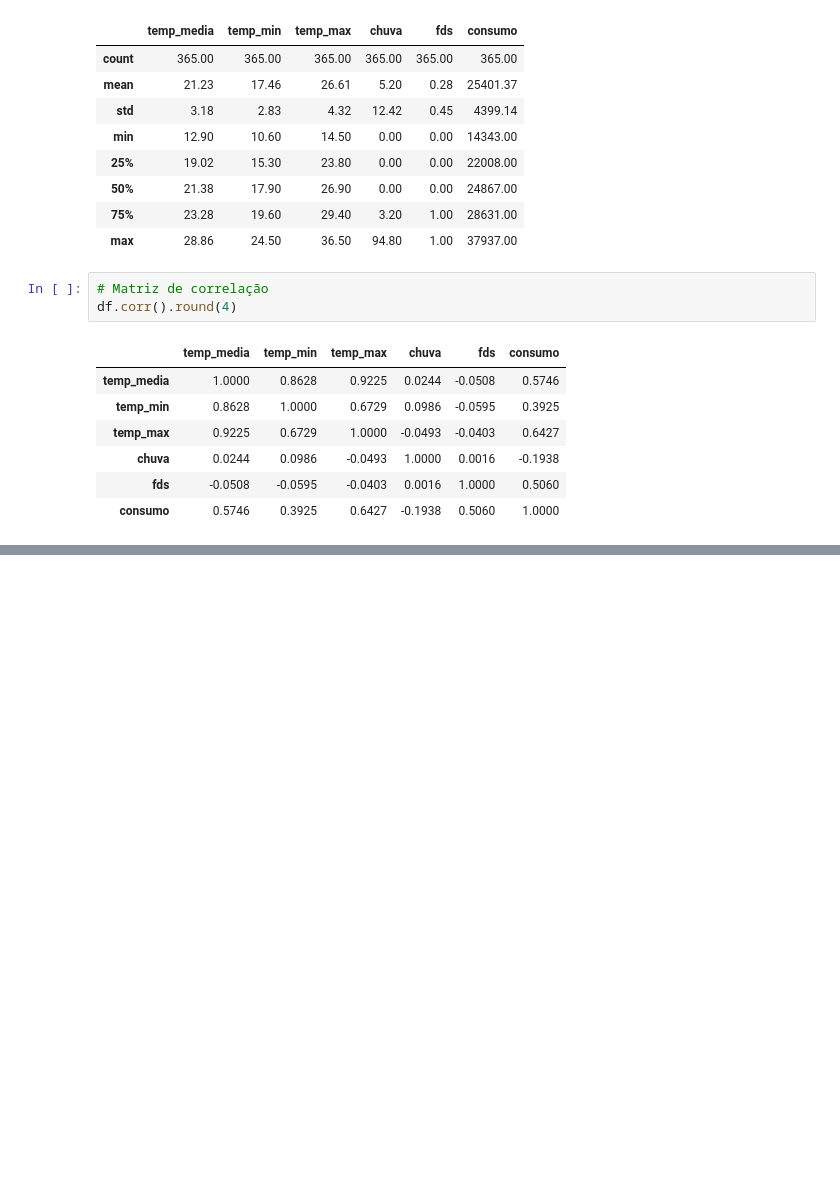
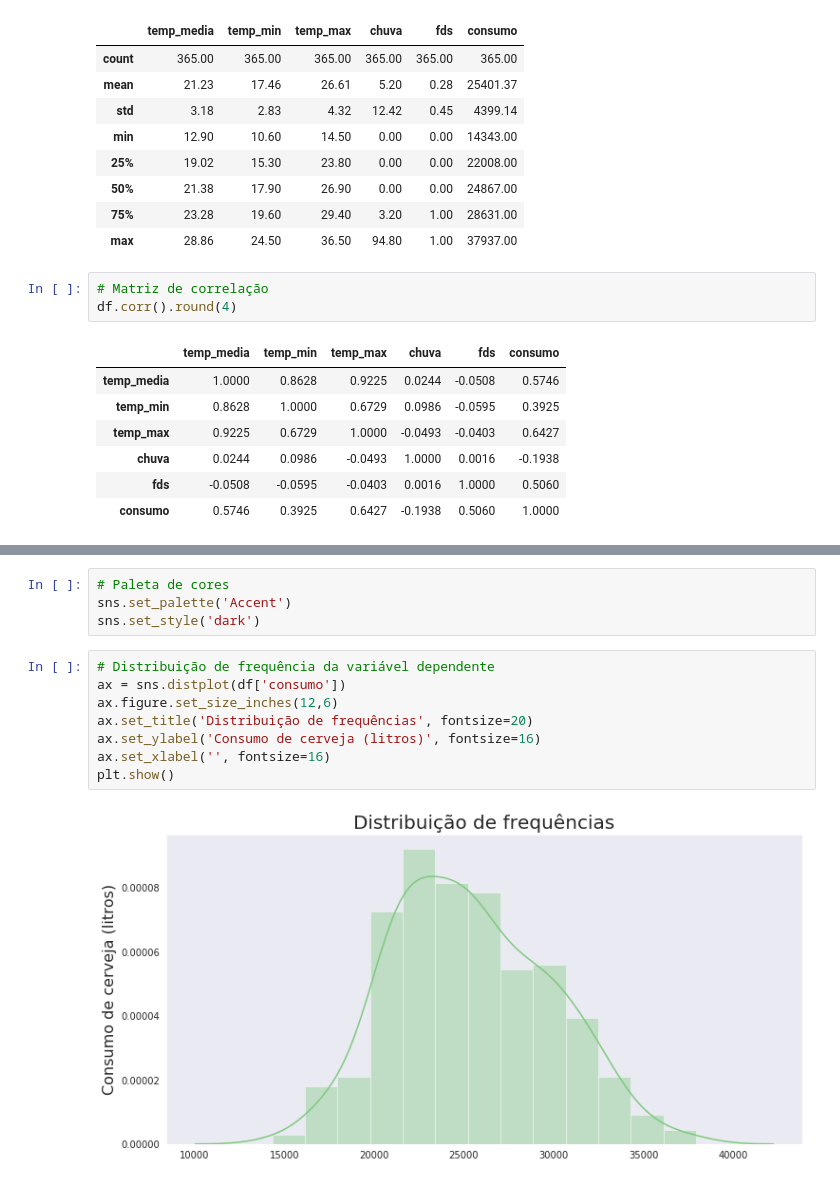
Before and after one commit to geocarvalho/python-ds, a Jupyter notebook: alura/regressao/alura_regressao_linear.ipynb, the cells around one changed output, grey strips where cells are left out. Drawn from its saved outputs; the diff is of its cells as text; blank space fills up the shorter version.

```diff
--- a/alura/regressao/alura_regressao_linear.ipynb
+++ b/alura/regressao/alura_regressao_linear.ipynb
@@ -46,0 +81,14 @@ df.corr().round(4)
+# %%
+# Paleta de cores
+sns.set_palette('Accent')
+sns.set_style('dark')
+# %%
+# Distribuição de frequência da variável dependente
+ax = sns.distplot(df['consumo'])
+ax.figure.set_size_inches(12,6)
+ax.set_title('Distribuição de frequências', fontsize=20)
+ax.set_ylabel('Consumo de cerveja (litros)', fontsize=16)
+ax.set_xlabel('', fontsize=16)
+plt.show()
+# %% [output]
+[figure, added]
```
Also changed, not shown: parts of 48 cells of this notebook.
